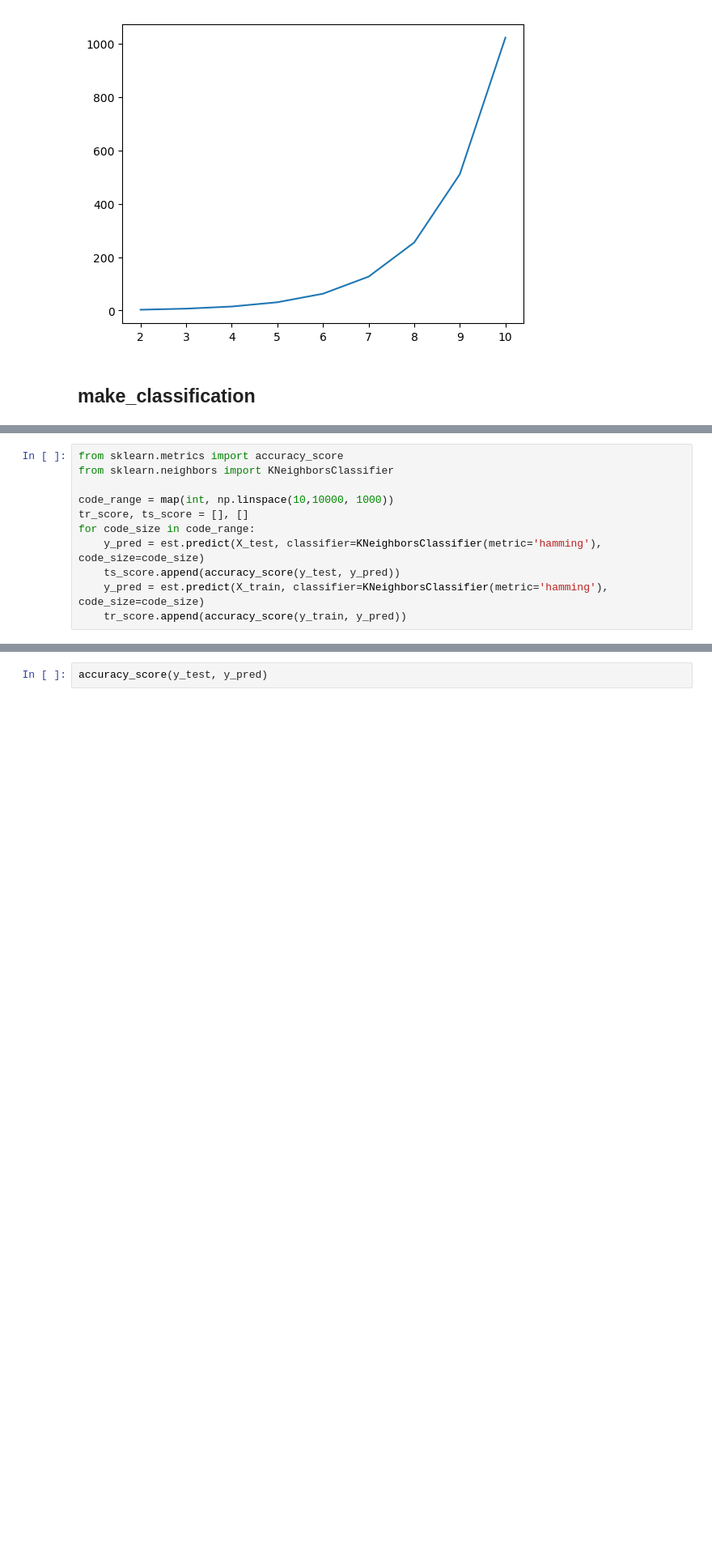
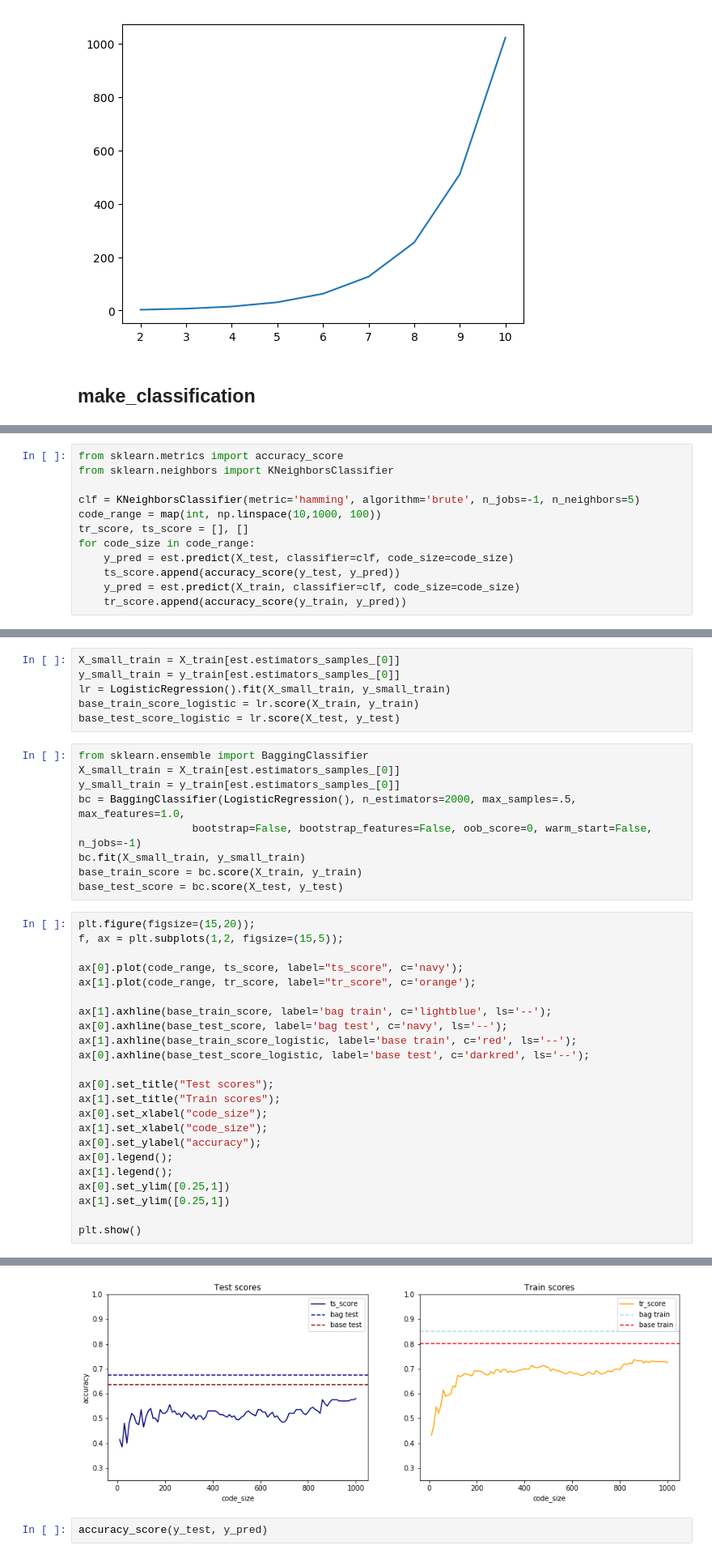
Before and after one commit to slipguru/sliding-ecoc, a Jupyter notebook: notebooks/testing_synthetic.ipynb, the cells around one changed output, grey strips where cells are left out. Shown at 81% size. Cells and saved outputs as stored; diff of their text form; blank space fills up the shorter version.

```diff
--- a/notebooks/testing_synthetic.ipynb
+++ b/notebooks/testing_synthetic.ipynb
@@ -47,10 +48,11 @@ You are about to generate 1000 estimators for 10 windows, for a total of 10000 e
 from sklearn.metrics import accuracy_score
 from sklearn.neighbors import KNeighborsClassifier
 
-code_range = map(int, np.linspace(10,10000, 1000))
+clf = KNeighborsClassifier(metric='hamming', algorithm='brute', n_jobs=-1, n_neighbors=5)
+code_range = map(int, np.linspace(10,1000, 100))
 tr_score, ts_score = [], []
 for code_size in code_range:
-    y_pred = est.predict(X_test, classifier=KNeighborsClassifier(metric='hamming'), code_size=code_size)
+    y_pred = est.predict(X_test, classifier=clf, code_size=code_size)
     ts_score.append(accuracy_score(y_test, y_pred))
-    y_pred = est.predict(X_train, classifier=KNeighborsClassifier(metric='hamming'), code_size=code_size)
+    y_pred = est.predict(X_train, classifier=clf, code_size=code_size)
     tr_score.append(accuracy_score(y_train, y_pred))
@@ -67,0 +59,39 @@ plt.show()
+# %%
+X_small_train = X_train[est.estimators_samples_[0]]
+y_small_train = y_train[est.estimators_samples_[0]]
+lr = LogisticRegression().fit(X_small_train, y_small_train)
+base_train_score_logistic = lr.score(X_train, y_train)
+base_test_score_logistic = lr.score(X_test, y_test)
+# %%
+from sklearn.ensemble import BaggingClassifier
+X_small_train = X_train[est.estimators_samples_[0]]
+y_small_train = y_train[est.estimators_samples_[0]]
+bc = BaggingClassifier(LogisticRegression(), n_estimators=2000, max_samples=.5, max_features=1.0,
+                  bootstrap=False, bootstrap_features=False, oob_score=0, warm_start=False, n_jobs=-1)
+bc.fit(X_small_train, y_small_train)
+base_train_score = bc.score(X_train, y_train)
+base_test_score = bc.score(X_test, y_test)
+# %%
+plt.figure(figsize=(15,20));
+f, ax = plt.subplots(1,2, figsize=(15,5));
+
+ax[0].plot(code_range, ts_score, label="ts_score", c='navy');
+ax[1].plot(code_range, tr_score, label="tr_score", c='orange');
+
+ax[1].axhline(base_train_score, label='bag train', c='lightblue', ls='--');
+ax[0].axhline(base_test_score, label='bag test', c='navy', ls='--');
+ax[1].axhline(base_train_score_logistic, label='base train', c='red', ls='--');
+ax[0].axhline(base_test_score_logistic, label='base test', c='darkred', ls='--');
+
+ax[0].set_title("Test scores");
+ax[1].set_title("Train scores");
+ax[0].set_xlabel("code_size");
+ax[1].set_xlabel("code_size");
+ax[0].set_ylabel("accuracy");
+ax[0].legend();
+ax[1].legend();
+ax[0].set_ylim([0.25,1])
+ax[1].set_ylim([0.25,1])
+
+plt.show()
+# %% [output]
@@ -68,3 +99,4 @@ plt.show()
+[figure, added]
 # %%
 accuracy_score(y_test, y_pred)
 # %% [output]
```
Also changed, not shown: parts of 9 cells of this notebook, 1 other file.
